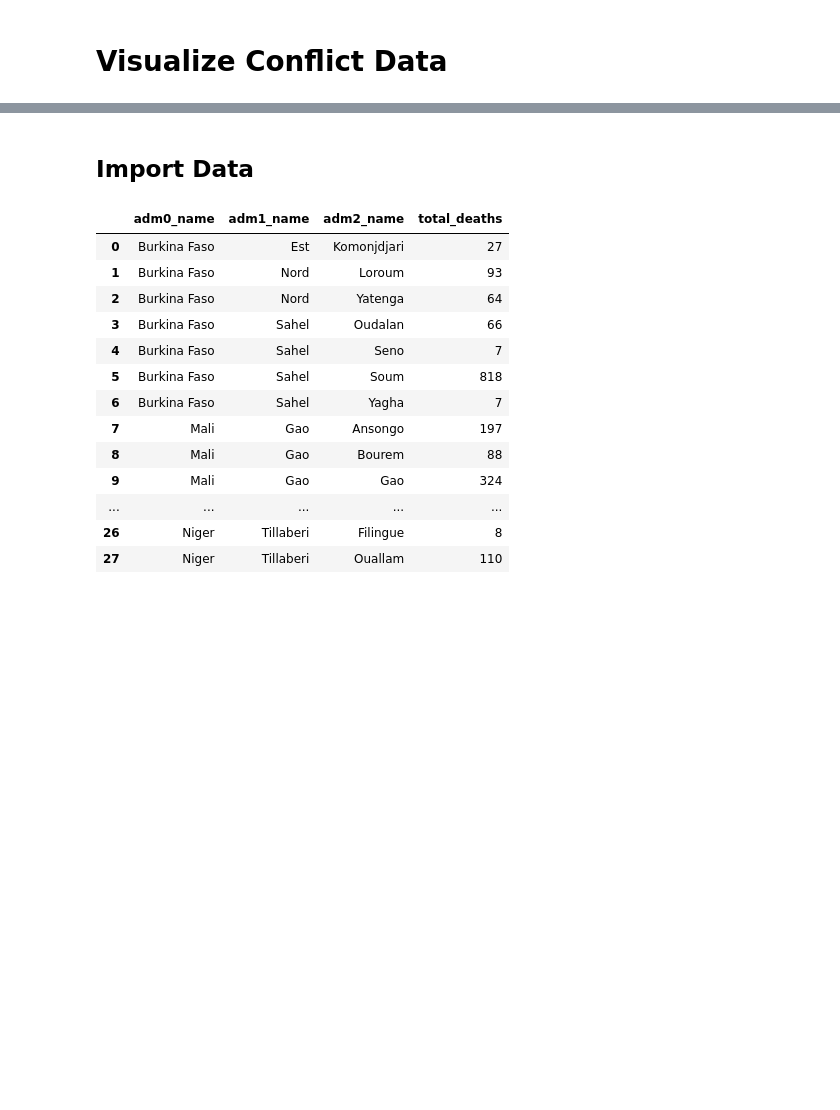
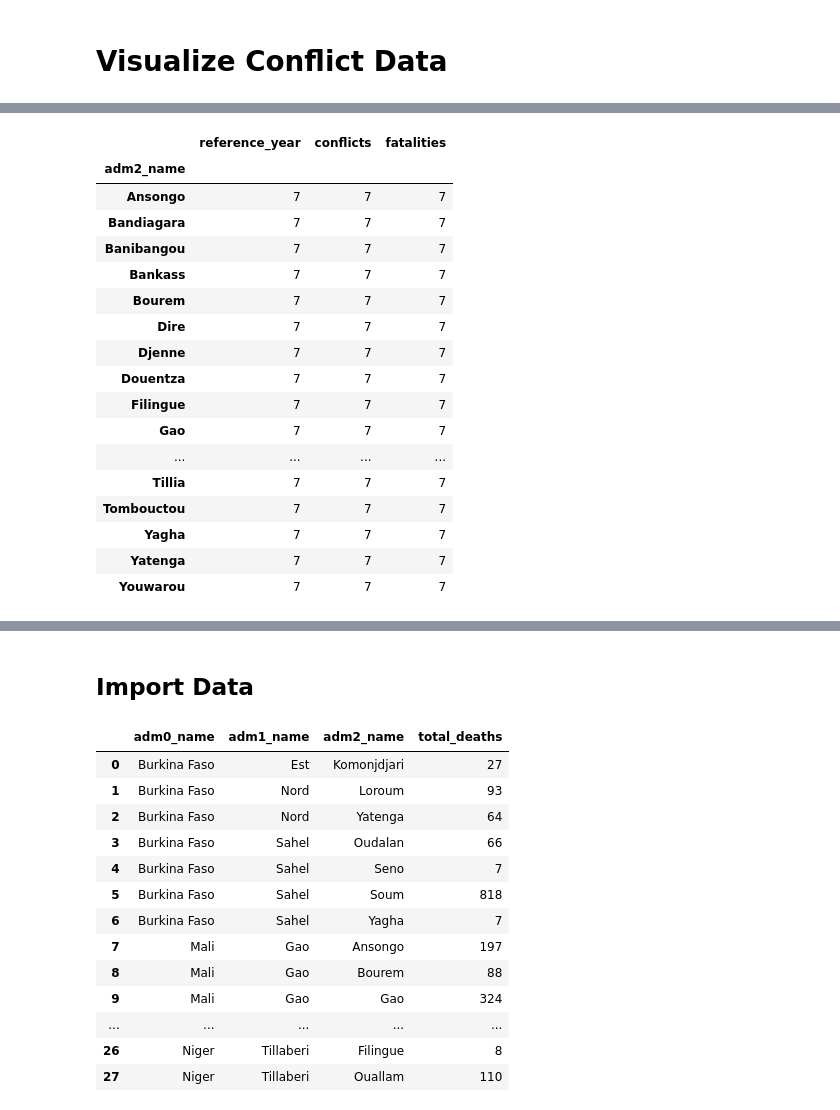
Before and after one commit to alegalli/conflictSahel, a Jupyter notebook: visualization/conflict.ipynb, the cells around one changed output, grey strips where cells are left out. Saved outputs shown, nothing was run; the diff lists cells and outputs as text; code cells hidden in the pictures; blank space fills up the shorter version.

```diff
--- a/visualization/conflict.ipynb
+++ b/visualization/conflict.ipynb
@@ -75,0 +77,21 @@ pd.DataFrame({'ad' : confb.groupby(['adm0_name','adm1_name','adm2_name','adm3_na
+# %%
+numb.groupby(['adm2_name']).count()
+# %% [output]
+|  | reference_year | conflicts | fatalities |
+| adm2_name |  |  |  |
+| Ansongo | 7 | 7 | 7 |
+| Bandiagara | 7 | 7 | 7 |
+| Banibangou | 7 | 7 | 7 |
+| Bankass | 7 | 7 | 7 |
+| Bourem | 7 | 7 | 7 |
+| Dire | 7 | 7 | 7 |
+| Djenne | 7 | 7 | 7 |
+| Douentza | 7 | 7 | 7 |
+| Filingue | 7 | 7 | 7 |
+| Gao | 7 | 7 | 7 |
+| ... | ... | ... | ... |
+| Tillia | 7 | 7 | 7 |
+| Tombouctou | 7 | 7 | 7 |
+| Yagha | 7 | 7 | 7 |
+| Yatenga | 7 | 7 | 7 |
+| Youwarou | 7 | 7 | 7 |
```
Also changed, not shown: parts of 3 cells of this notebook, 3 other files.
